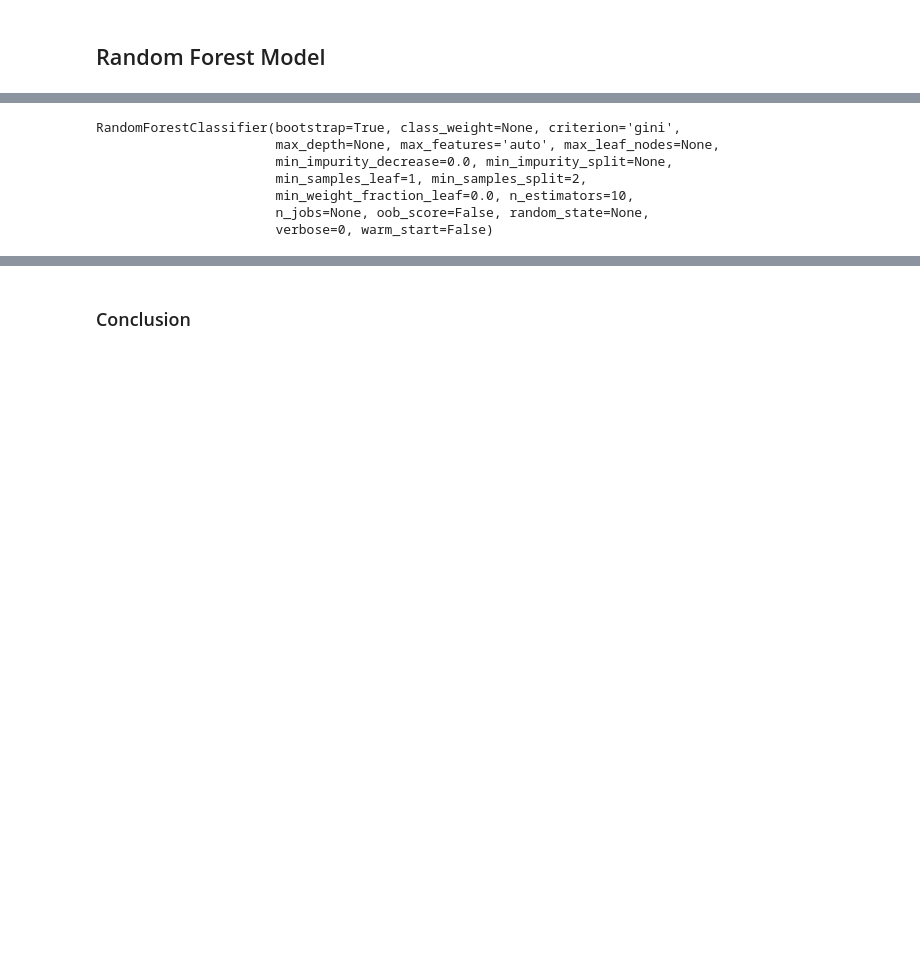
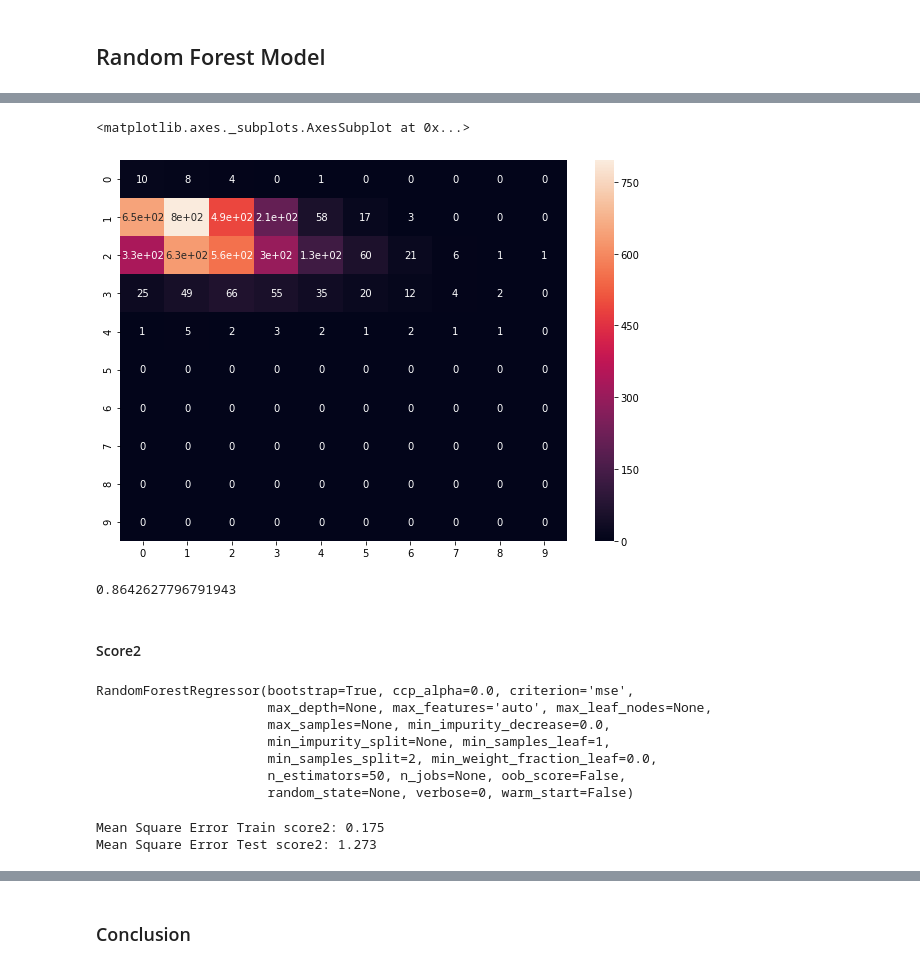
Before and after one commit to ydafalla/Data-Science-Projects, a Jupyter notebook: Major Leagues/Notebooks/regression.ipynb, the cells around one changed output, grey strips where cells are left out. Saved outputs shown, nothing was run; the diff lists cells and outputs as text; code cells hidden in the pictures; blank space fills up the shorter version.

```diff
--- a/Major Leagues/Notebooks/regression.ipynb
+++ b/Major Leagues/Notebooks/regression.ipynb
@@ -115,8 +117,8 @@ X1 = spi_matches2[['spi1', 'spi2', 'prob1', 'prob2', 'importance1', 'importance2
 X2 = spi_matches2[['spi1', 'spi2', 'prob1', 'prob2', 'importance1', 'importance2','proj_score1','proj_score2','off_x','off_y']]
 y1 = spi_matches2['score1']
 y2 = spi_matches2['score2']
-y1=y1.astype(str)
-y2=y2.astype(str)
+#y1=y1.astype(str)
+#y2=y2.astype(str)
 # %%
 X1_train, X1_test, y1_train, y1_test = train_test_split(X1, y1)
 X2_train, X2_test, y2_train, y2_test = train_test_split(X2, y2)
@@ -124,0 +126,2 @@ rf = RandomForestClassifier()
+# %%
+rf = RandomForestRegressor(n_estimators=50)
@@ -124,0 +130,2 @@ rf = RandomForestClassifier()
+# %%
+rf.fit(X1_train, y1_train.values.ravel())
@@ -124,0 +140,19 @@ rf = RandomForestClassifier()
+# %%
+from sklearn.metrics import confusion_matrix
+# Print Random Forest Regression Mean Square Error for Team 1
+
+rfPredictTrainTeam1 = rf.predict(X1_train)
+# Calculate the Square errors
+rfErrorTrainTeam1 = (rfPredictTrainTeam1 - y1_train)**2
+rfTrainTeam1MSE =  round(np.mean(rfErrorTrainTeam1),3)
+print('Mean Square Error Train score1:', rfTrainTeam1MSE)
+
+
+
+rfPredictTeam1 = rf.predict(X1_test)
+rfPredictTeam1 = np.round(rfPredictTeam1)
+rfErrorTeam1 = (rfPredictTeam1 - y1_test)**2
+rfTestTeam1MSE = round(np.mean(rfErrorTeam1),3)
+print('Mean Square Error Test score1:', rfTestTeam1MSE)
+
+cnf_matrix = confusion_matrix(rfPredictTeam1, y1_test)
@@ -125,11 +175,45 @@ rf = RandomForestClassifier()
+# %%
+array = cnf_matrix
+plt.figure(figsize = (10,7))
+sns.heatmap(array, annot=True)
+# %% [output]
+<matplotlib.axes._subplots.AxesSubplot at 0x...>
+[figure, added]
+# %%
+rf.score(X1_train, y1_train)
+# %% [output]
+0.8642627796791943
+# %% [markdown]
+#### Score2
 # %%
-rf.fit(X1_train, y1_train)
 rf.fit(X2_train, y2_train)
 # %% [output]
-RandomForestClassifier(bootstrap=True, class_weight=None, criterion='gini',
-                       max_depth=None, max_features='auto', max_leaf_nodes=None,
-                       min_impurity_decrease=0.0, min_impurity_split=None,
-                       min_samples_leaf=1, min_samples_split=2,
-                       min_weight_fraction_leaf=0.0, n_estimators=10,
-                       n_jobs=None, oob_score=False, random_state=None,
-                       verbose=0, warm_start=False)
+RandomForestRegressor(bootstrap=True, ccp_alpha=0.0, criterion='mse',
+                      max_depth=None, max_features='auto', max_leaf_nodes=None,
+                      max_samples=None, min_impurity_decrease=0.0,
+                      min_impurity_split=None, min_samples_leaf=1,
+                      min_samples_split=2, min_weight_fraction_leaf=0.0,
+                      n_estimators=50, n_jobs=None, oob_score=False,
+                      random_state=None, verbose=0, warm_start=False)
+# %%
+
+# Print Random Forest Regression Mean Square Error for Team 1
+
+rfPredictTrainTeam1 = rf.predict(X2_train)
+# Calculate the Square errors
+rfErrorTrainTeam1 = (rfPredictTrainTeam1 - y2_train)**2
+rfTrainTeam1MSE =  round(np.mean(rfErrorTrainTeam1),3)
+print('Mean Square Error Train score2:', rfTrainTeam1MSE)
+
+
+
+rfPredictTeam1 = rf.predict(X2_test)
+rfPredictTeam1 = np.round(rfPredictTeam1)
+rfErrorTeam1 = (rfPredictTeam1 - y2_test)**2
+rfTestTeam1MSE = round(np.mean(rfErrorTeam1),3)
+print('Mean Square Error Test score2:', rfTestTeam1MSE)
+
+cnf_matrix = confusion_matrix(rfPredictTeam1, y2_test)
+# %% [output]
+Mean Square Error Train score2: 0.175
+Mean Square Error Test score2: 1.273
```
Also changed, not shown: parts of 23 cells of this notebook, 2 other files.
